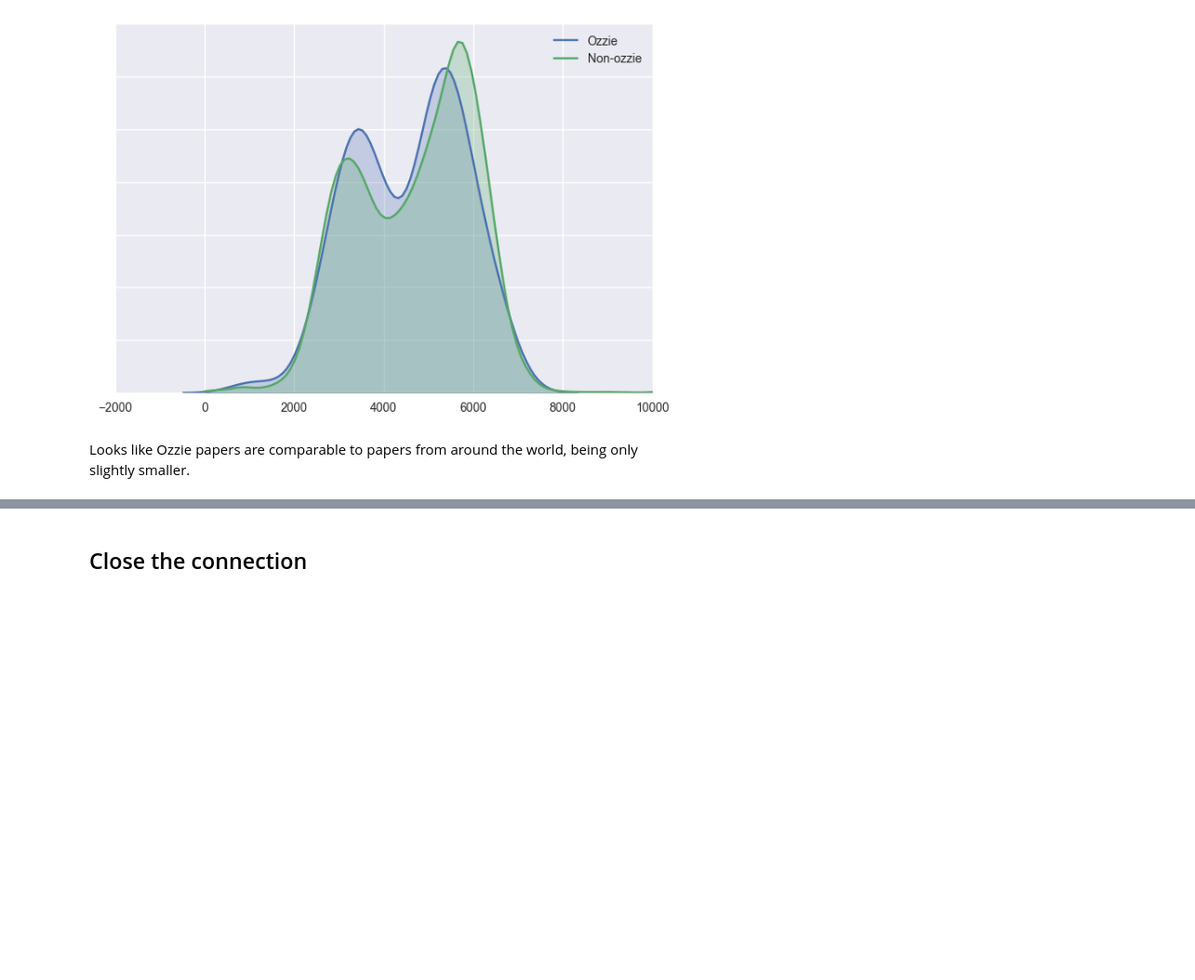
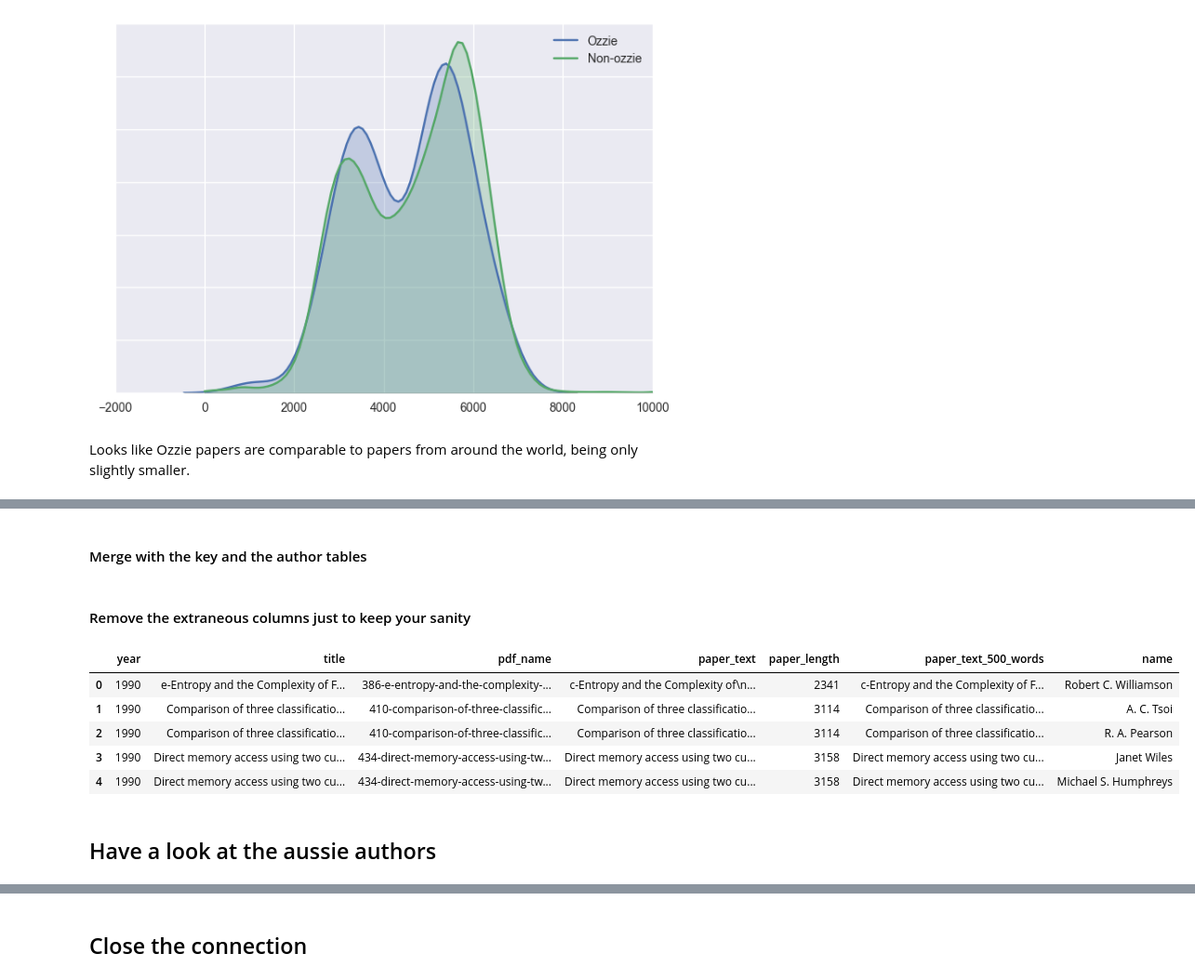
Before and after one commit to vivekbharadwaj/nips_papers_analysis, a Jupyter notebook: NOTEBOOKS/00_nips_analysis.ipynb, the cells around one changed output, grey strips where cells are left out. Shown at 93% size. Cells and saved outputs as stored; diff of their text form; code cells hidden in the pictures; blank space fills up the shorter version.

```diff
--- a/NOTEBOOKS/00_nips_analysis.ipynb
+++ b/NOTEBOOKS/00_nips_analysis.ipynb
@@ -273,0 +285,22 @@ Looks like Ozzie papers are comparable to papers from around the world, being on
+# %% [markdown]
+#### Merge with the key and the author tables
+# %%
+df_ozzie = pd.merge(left=df_papers[df_papers.ozzie == 1], right=df_key, left_on='id', right_on='paper_id',
+                    suffixes=('_papers', '_key'))
+df_ozzie = pd.merge(left = df_ozzie, right = df_authors, how='left',left_on='author_id', right_on='id',
+                    suffixes=('_ozzie', '_author'))
+# %% [markdown]
+#### Remove the extraneous columns just to keep your sanity
+# %%
+df_ozzie.drop(['id_papers','event_type','abstract','ozzie','id_key',
+               'paper_id','author_id','id'], axis = 1, inplace = True)
+df_ozzie.head()
+# %% [output]
+|  | year | title | pdf_name | paper_text | paper_length | paper_text_500_words | name |
+| 0 | 1990 | e-Entropy and the Complexity of F... | 386-e-entropy-and-the-complexity-... | c-Entropy and the Complexity of\n... | 2341 | c-Entropy and the Complexity of F... | Robert C. Williamson |
+| 1 | 1990 | Comparison of three classificatio... | 410-comparison-of-three-classific... | Comparison of three classificatio... | 3114 | Comparison of three classificatio... | A. C. Tsoi |
+| 2 | 1990 | Comparison of three classificatio... | 410-comparison-of-three-classific... | Comparison of three classificatio... | 3114 | Comparison of three classificatio... | R. A. Pearson |
+| 3 | 1990 | Direct memory access using two cu... | 434-direct-memory-access-using-tw... | Direct memory access using two cu... | 3158 | Direct memory access using two cu... | Janet Wiles |
+| 4 | 1990 | Direct memory access using two cu... | 434-direct-memory-access-using-tw... | Direct memory access using two cu... | 3158 | Direct memory access using two cu... | Michael S. Humphreys |
+# %% [markdown]
+## Have a look at the aussie authors
```
Also changed, not shown: parts of 21 cells of this notebook.
